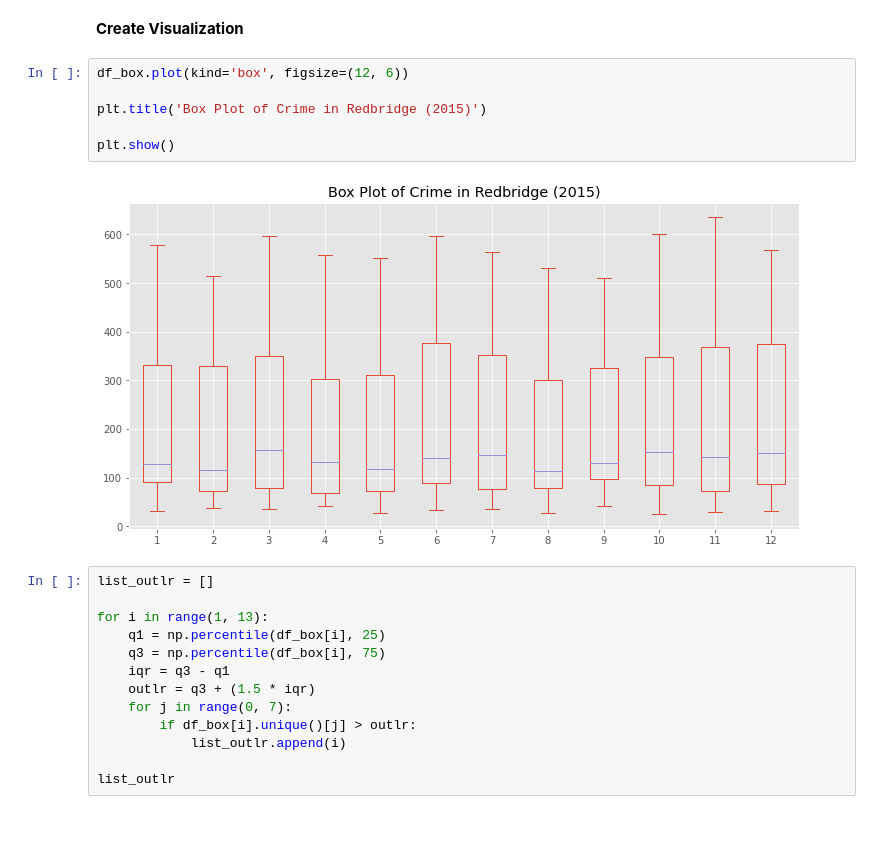
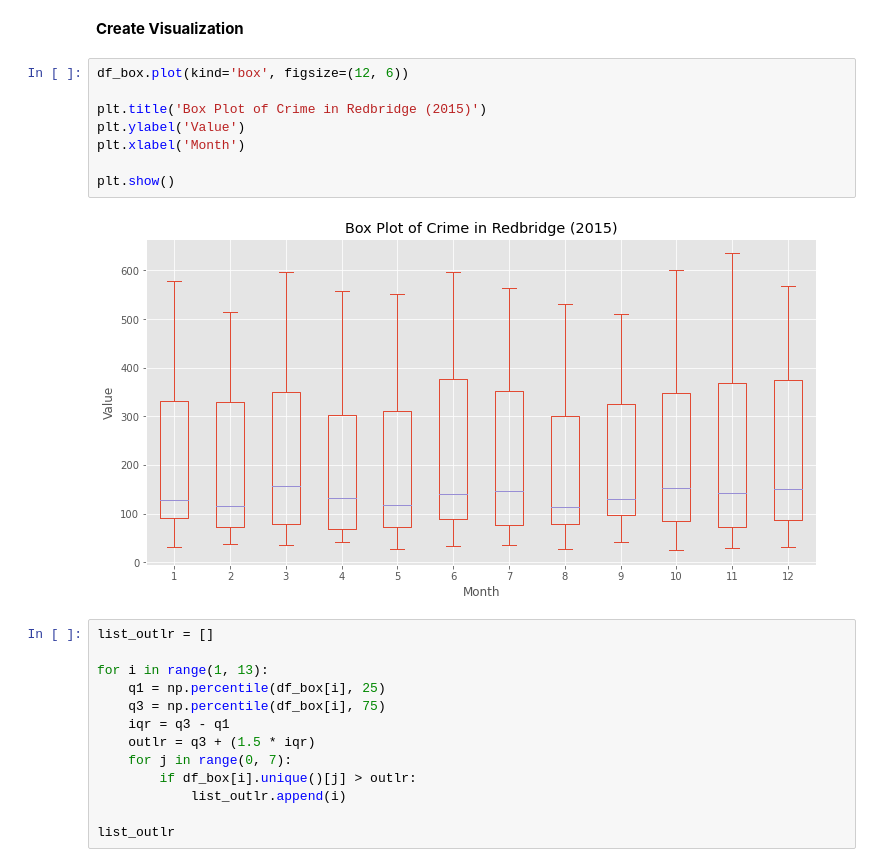
Before and after one commit to naufalafif76/H8_Python, a Jupyter notebook: assignment/assignment-1/PYTN_Assgn_1_3_Naufal Afif S.ipynb, the cells around one changed output. Cells and saved outputs as stored; diff of their text form; blank space fills up the shorter version.

```diff
--- a/assignment/assignment-1/PYTN_Assgn_1_3_Naufal Afif S.ipynb
+++ b/assignment/assignment-1/PYTN_Assgn_1_3_Naufal Afif S.ipynb
@@ -342,11 +344,13 @@ df_box.describe()
 # %%
 df_box.plot(kind='box', figsize=(12, 6))
 
 plt.title('Box Plot of Crime in Redbridge (2015)')
+plt.ylabel('Value')
+plt.xlabel('Month')
 
 plt.show()
 # %% [output]
-[figure, old version]
+[figure, new version]
 # %%
 list_outlr = []
 
```
Also changed, not shown: parts of 10 cells of this notebook.
